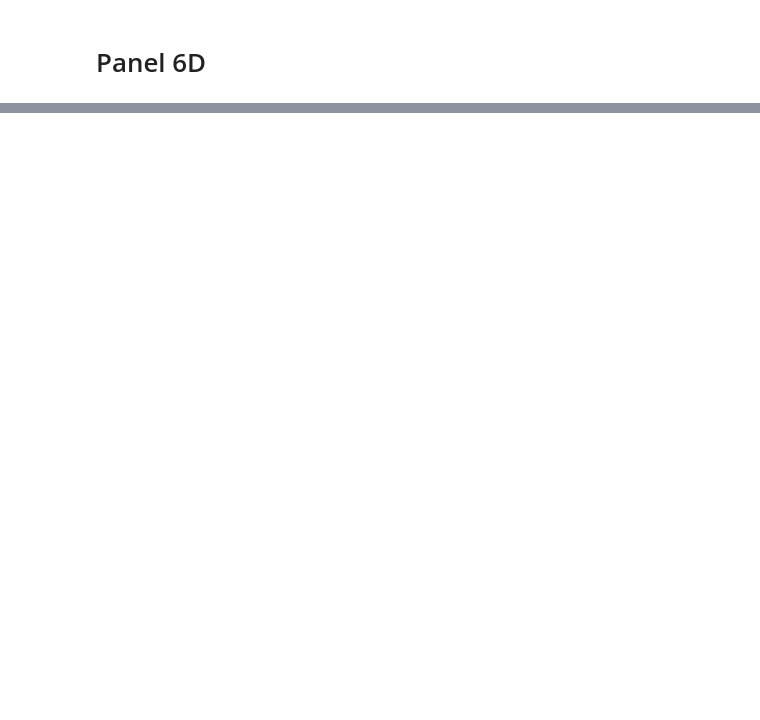
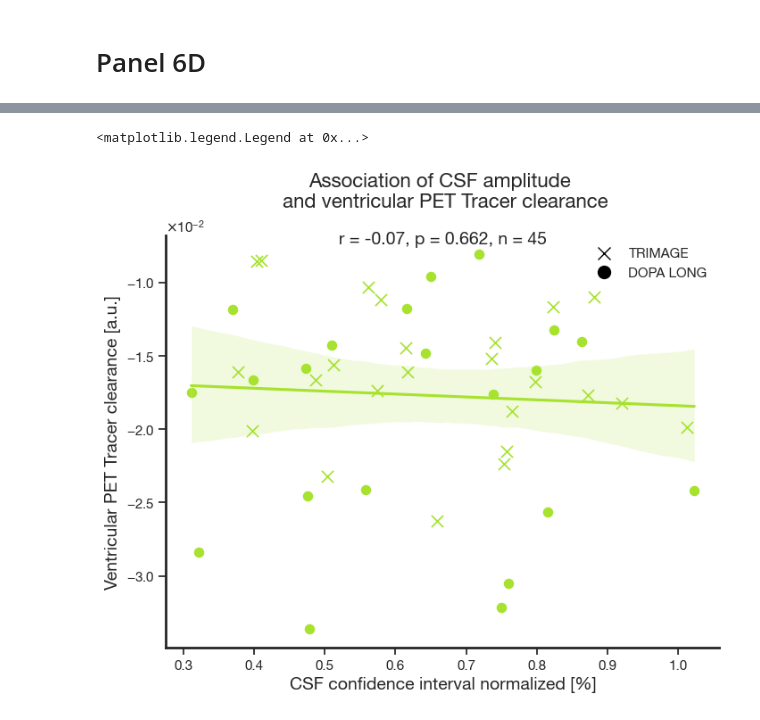
Before and after one commit to VikNeu/LV-CSF-flow-clear, a Jupyter notebook: stats/Figure_6_Simultaneous_PET_MRI.ipynb, the cells around one changed output, grey strips where cells are left out. Drawn from its saved outputs; the diff is of its cells as text; code cells hidden in the pictures; blank space fills up the shorter version.

```diff
--- a/stats/Figure_6_Simultaneous_PET_MRI.ipynb
+++ b/stats/Figure_6_Simultaneous_PET_MRI.ipynb
@@ -773,0 +845,79 @@ See the caveats in the documentation: https://pandas.pydata.org/pandas-docs/stab
+# %%
+formatter = ScalarFormatter(useMathText=True)
+formatter.set_scientific(True)
+formatter.set_powerlimits((-2, 2))
+
+# --- marker mapping: dataset 0 = "x", dataset 1 = "o"
+marker_map = {0: "x", 1: "o"}
+
+fig = plt.figure(figsize=(8, 6))
+ax = plt.gca()
+
+# 1) Scatter points with different markers per dataset
+for ds, m in marker_map.items():
+    tmp = hc_bimodal_first_session.loc[hc_bimodal_first_session["dataset"] == ds]
+    if len(tmp) == 0:
+        continue
+    sns.scatterplot(
+        data=tmp,
+        x="csf_confidence_interval_normalized",
+        y="ventricular_slope",
+        marker=m,
+        s=90,
+        linewidth=1.2,
+        ax=ax,
+        color=(166/255, 226/255, 46/255),
+        legend=False,
+    )
+
+# 2) Regression line across ALL data (no markers here)
+sns.regplot(
+    data=hc_bimodal_first_session,
+    x="csf_confidence_interval_normalized",
+    y="ventricular_slope",
+    scatter=False,
+    ax=ax,
+    color=(166/255, 226/255, 46/255),
+)
+
+sns.despine()
+plt.title(
+    "Association of CSF amplitude \n and ventricular PET Tracer clearance",
+    weight="bold",
+    fontsize=16,
+    y=1.05,
+)
+plt.xlabel("CSF confidence interval normalized [%]", fontsize=14)
+plt.ylabel("Ventricular PET Tracer clearance [a.u.]", fontsize=14)
+
+ax.yaxis.set_major_formatter(formatter)
+
+# Correlation (Spearman) across ALL data
+corr = pg.corr(
+    hc_bimodal_first_session["csf_confidence_interval_normalized"],
+    hc_bimodal_first_session["ventricular_slope"],
+    method="spearman",
+)
+
+p_value = corr["p-val"].values[0]
+p_str = "p < 0.001" if p_value < 0.001 else f"p = {p_value:.3f}"
+
+plt.text(
+    0.5,
+    0.98,
+    f"r = {corr['r'].values[0]:.2f}, {p_str}, n = {corr['n'].values[0]}",
+    fontsize=14,
+    ha="center",
+    transform=ax.transAxes,
+)
+
+# Optional: legend to clarify markers
+from matplotlib.lines import Line2D
+handles = [
+    Line2D([0], [0], marker="x", linestyle="None", color="black", label="TRIMAGE", markersize=10),
+    Line2D([0], [0], marker="o", linestyle="None", color="black", label="DOPA LONG", markersize=10),
+]
+ax.legend(handles=handles, frameon=False, loc="best")
+# %% [output]
+<matplotlib.legend.Legend at 0x...>
+[figure, added]
```
Also changed, not shown: parts of 11 cells of this notebook, 8 other files.
